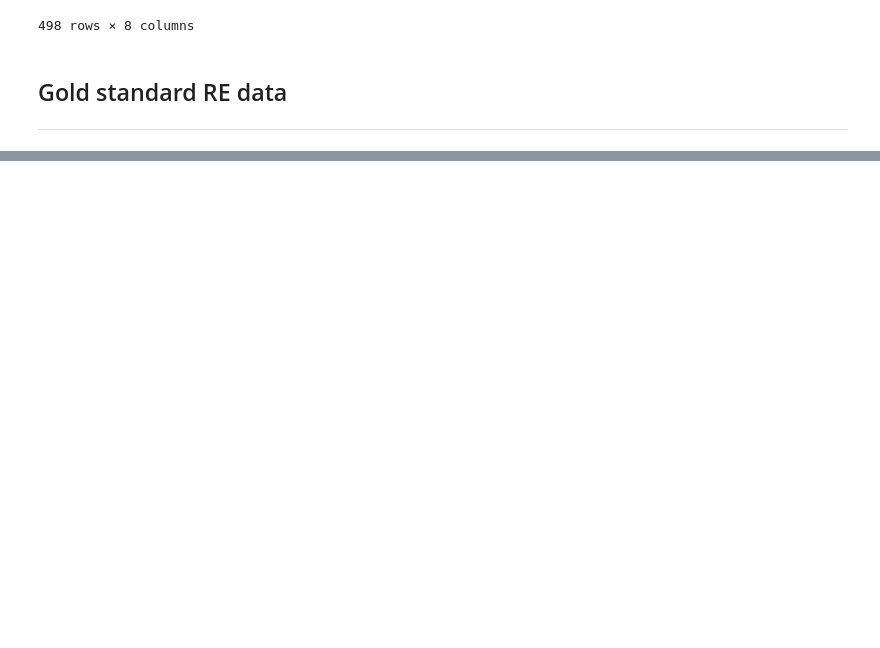
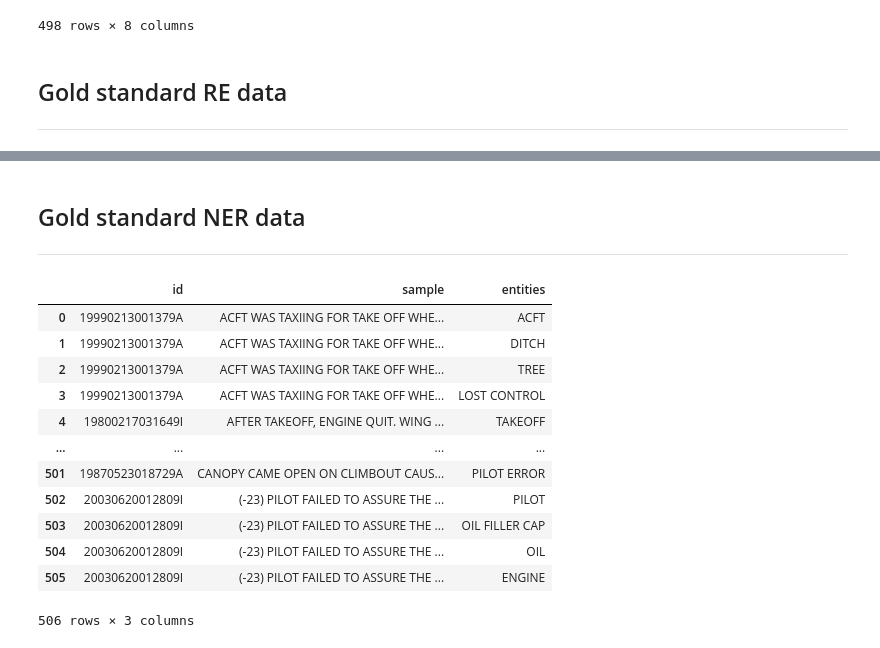
Before and after one commit to nd-crane/trusted_ke, a Jupyter notebook: notebooks/gold_standard_preparation.ipynb, the cells around one changed output, grey strips where cells are left out. Saved outputs shown, nothing was run; the diff lists cells and outputs as text; code cells hidden in the pictures; blank space fills up the shorter version.

```diff
--- a/notebooks/gold_standard_preparation.ipynb
+++ b/notebooks/gold_standard_preparation.ipynb
@@ -123,3 +123,42 @@ data
 | 9 | 19900425011659A | Left Pontoon | Component | landed in | Spatial | Pond | Location |
 | 9 | 19900425011659A | Fuel Cap | Component | not secured | State | Fuel | Resource |
 | 9 | 19900425011659A | Fuel siphoned | incident | caused by | Causal | Fuel Cap not Secured | State |
+# %% [markdown]
+## Gold standard NER data
+---
+# %%
+import pandas as pd
+
+gold_standard_path = '../gold_standard/raw/ner.csv'
+
+# load output from the tool to be evaluated
+data = pd.read_csv(gold_standard_path)
+
+
+# rename columns
+columns={"c5_unique_id": "id", "c119_text": "sample", "Combined":"entities"}
+data.rename(columns=columns, inplace=True)
+
+data = data[['id', 'sample', 'entities']]
+
+# Remove spaces within entities, split by comma, then explode
+data['entities'] = data['entities'].str.replace(', ', ',').str.split(',')
+data = data.explode('entities').reset_index(drop=True)
+
+# Save the processed tool output to a file
+data.to_csv('../gold_standard/processed/ner.csv', index=False)
+data
+# %% [output]
+|  | id | sample | entities |
+| 0 | 19990213001379A | ACFT WAS TAXIING FOR TAKE OFF WHE... | ACFT |
+| 1 | 19990213001379A | ACFT WAS TAXIING FOR TAKE OFF WHE... | DITCH |
+| 2 | 19990213001379A | ACFT WAS TAXIING FOR TAKE OFF WHE... | TREE |
+| 3 | 19990213001379A | ACFT WAS TAXIING FOR TAKE OFF WHE... | LOST CONTROL |
+| 4 | 19800217031649I | AFTER TAKEOFF, ENGINE QUIT. WING ... | TAKEOFF |
+| ... | ... | ... | ... |
+| 501 | 19870523018729A | CANOPY CAME OPEN ON CLIMBOUT CAUS... | PILOT ERROR |
+| 502 | 20030620012809I | (-23) PILOT FAILED TO ASSURE THE ... | PILOT |
+| 503 | 20030620012809I | (-23) PILOT FAILED TO ASSURE THE ... | OIL FILLER CAP |
+| 504 | 20030620012809I | (-23) PILOT FAILED TO ASSURE THE ... | OIL |
+| 505 | 20030620012809I | (-23) PILOT FAILED TO ASSURE THE ... | ENGINE |
+506 rows × 3 columns
```
Also changed, not shown: 9 other files.
